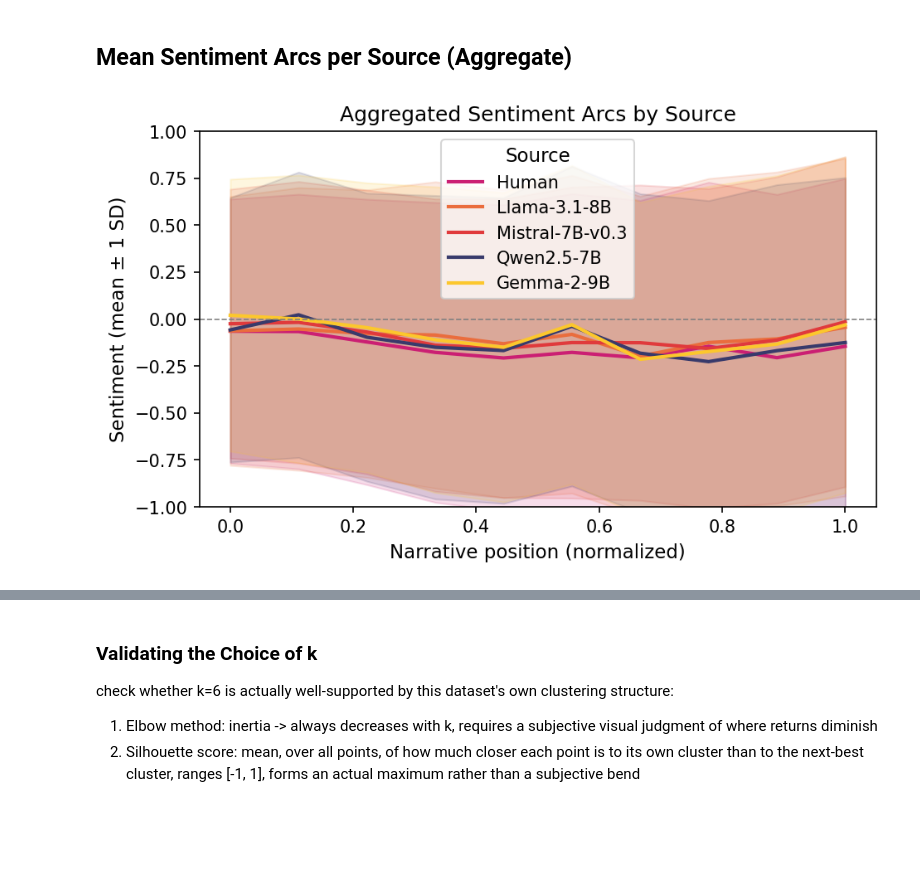
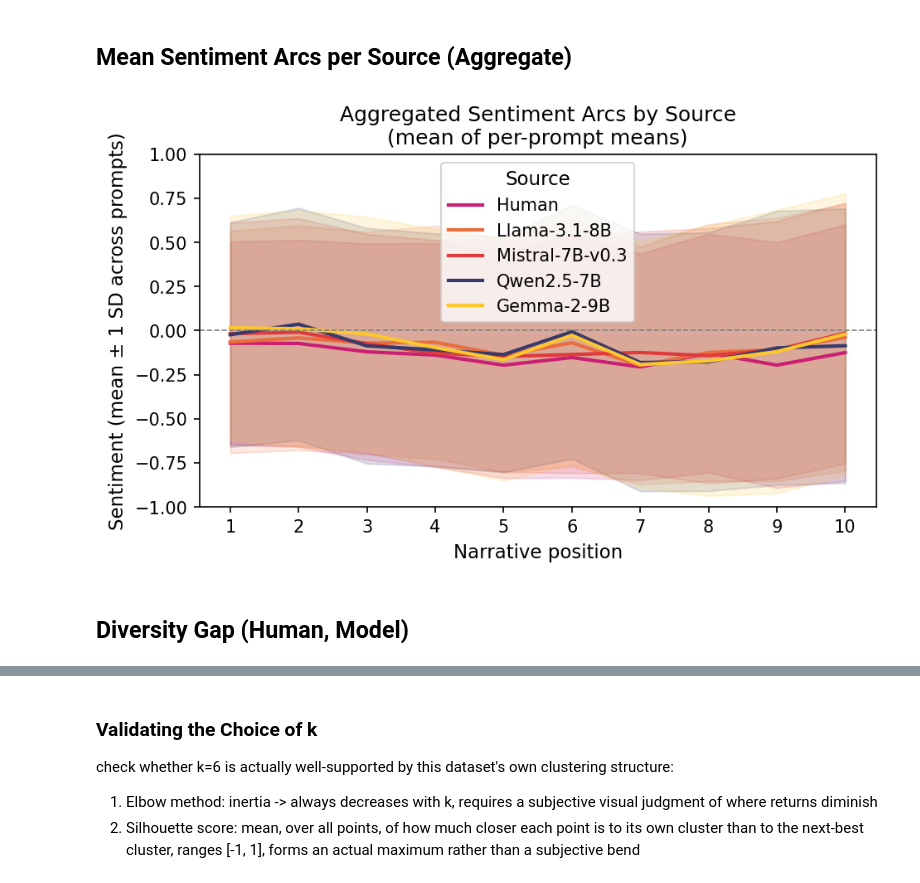
Before and after one commit to thwinner/llm-linguistic-diversity, a Jupyter notebook: metrics/03_narrative_diversity/narrative_diversity.ipynb, the cells around one changed output, grey strips where cells are left out. Cells and saved outputs as stored; diff of their text form; code cells hidden in the pictures; blank space fills up the shorter version.

Commit message:
Complete narrative diversity

```diff
--- a/metrics/03_narrative_diversity/narrative_diversity.ipynb
+++ b/metrics/03_narrative_diversity/narrative_diversity.ipynb
@@ -336,7 +321,7 @@ present_sources = [s for s in SOURCES if s in subset['source'].unique()]
 # Plot sentiment arcs for the example prompt
 fig, axes = plt.subplots(1, len(present_sources), figsize=(3.15 * len(present_sources), 3), sharey=True)
 axes = np.atleast_1d(axes)
-x = np.linspace(0, 1, ARC_LENGTH)
+x = np.arange(1, ARC_LENGTH + 1)
 
 for ax, source in zip(axes, present_sources):
     label = MODEL_LABELS[source]
@@ -350,6 +335,7 @@ for ax, source in zip(axes, present_sources):
     ax.axhline(0, color='gray', linestyle='--', linewidth=0.8)
     ax.set_title(label, fontsize=11)
     ax.set_xlabel('Narrative position')
+    ax.set_xticks(x)
     ax.set_ylim(-1, 1)
 
 axes[0].set_ylabel('Sentiment')
@@ -501,7 +585,7 @@ min      0.0055      0.0060
 max      4.9616      4.9616
 # %%
 # Plot: diversity profile D(t) by narrative position, per source (mean +/- SE across prompts)
-x = np.linspace(0, 1, ARC_LENGTH)
+x = np.arange(1, ARC_LENGTH + 1)
 
 fig, ax = plt.subplots(figsize=(6.5, 4))
 for source in SOURCES:
@@ -516,7 +600,8 @@ for source in SOURCES:
     ax.plot(x, mean_profile, label=label, color=color, linewidth=2)
     ax.fill_between(x, mean_profile - se_profile, mean_profile + se_profile, alpha=0.15, color=color)
 
-ax.set_xlabel('Narrative position (normalized)')
+ax.set_xlabel('Narrative position')
+ax.set_xticks(x)
 ax.set_ylabel('D(t): mean pairwise squared sentiment difference')
 ax.set_title('Diversity Profile by Narrative Position (mean ± SE across prompts)', fontsize=12)
 ax.legend(title='Source')
@@ -529,2 +614,16 @@ plt.show()
+# %%
+# Export: diversity profile D(t) (mean +/- SE across prompts) by narrative position, per source
+profile_export_rows = []
+for source in SOURCES:
+    sub = df_profile[df_profile['source'] == source]
+    if sub.empty:
+        continue
+    profiles = np.array(sub['profile'].tolist())
+    mean_profile = profiles.mean(axis=0)
+    se_profile = profiles.std(axis=0) / np.sqrt(len(profiles))
+    for pos, m, se in zip(x, mean_profile, se_profile):
+        profile_export_rows.append({'source': source, 'position': pos, 'mean_D': m, 'se_D': se})
+
+pd.DataFrame(profile_export_rows).to_csv(TABLE_DIR / 'diversity_profile_by_position.csv', index=False)
 # %%
 # Where in the story is diversity concentrated?
@@ -614,27 +713,34 @@ d_narr_mean_std
 ## Mean Sentiment Arcs per Source (Aggregate)
 # %%
 fig, ax = plt.subplots(figsize=(6.5, 4))
-x = np.linspace(0, 1, ARC_LENGTH)
+x = np.arange(1, ARC_LENGTH + 1)
 
 for source in SOURCES:
-    source_arcs = df_valid[df_valid['source'] == source]['sentiment_arc'].tolist()
-    if not source_arcs:
+    sub = df_valid[df_valid['source'] == source]
+    if sub.empty:
         continue
-    mean_arc = np.mean(source_arcs, axis=0)
-    std_arc = np.std(source_arcs, axis=0)
+    # Mean arc per prompt first (over its texts), then mean/std across prompts --
+    # avoids prompts with more texts dominating the aggregate
+    per_prompt_arcs = np.array([
+        np.mean(g['sentiment_arc'].tolist(), axis=0)
+        for _, g in sub.groupby('prompt_id')
+    ])
+    mean_arc = per_prompt_arcs.mean(axis=0)
+    std_arc = per_prompt_arcs.std(axis=0)
     label = MODEL_LABELS[source]
     color = MODEL_COLORS[label]
     ax.plot(x, mean_arc, label=label, color=color, linewidth=2)
     ax.fill_between(x, mean_arc - std_arc, mean_arc + std_arc, alpha=0.15, color=color)
 
 ax.axhline(0, color='gray', linestyle='--', linewidth=0.8)
-ax.set_xlabel('Narrative position (normalized)')
-ax.set_ylabel('Sentiment (mean ± 1 SD)')
-ax.set_title('Aggregated Sentiment Arcs by Source', fontsize=12)
+ax.set_xlabel('Narrative position')
+ax.set_xticks(x)
+ax.set_ylabel('Sentiment (mean ± 1 SD across prompts)')
+ax.set_title('Aggregated Sentiment Arcs by Source\n(mean of per-prompt means)', fontsize=12)
 ax.legend(title='Source')
 ax.set_ylim(-1, 1)
 plt.tight_layout()
 plt.savefig(FIG_DIR / 'aggregated_sentiment_arcs.png', dpi=300, bbox_inches='tight')
 plt.show()
 # %% [output]
-[figure, old version]
+[figure, new version]
@@ -640,0 +764,2 @@ plt.show()
+# %% [markdown]
+## Diversity Gap (Human, Model)
```
Also changed, not shown: parts of 45 cells of this notebook, 54 other files.
